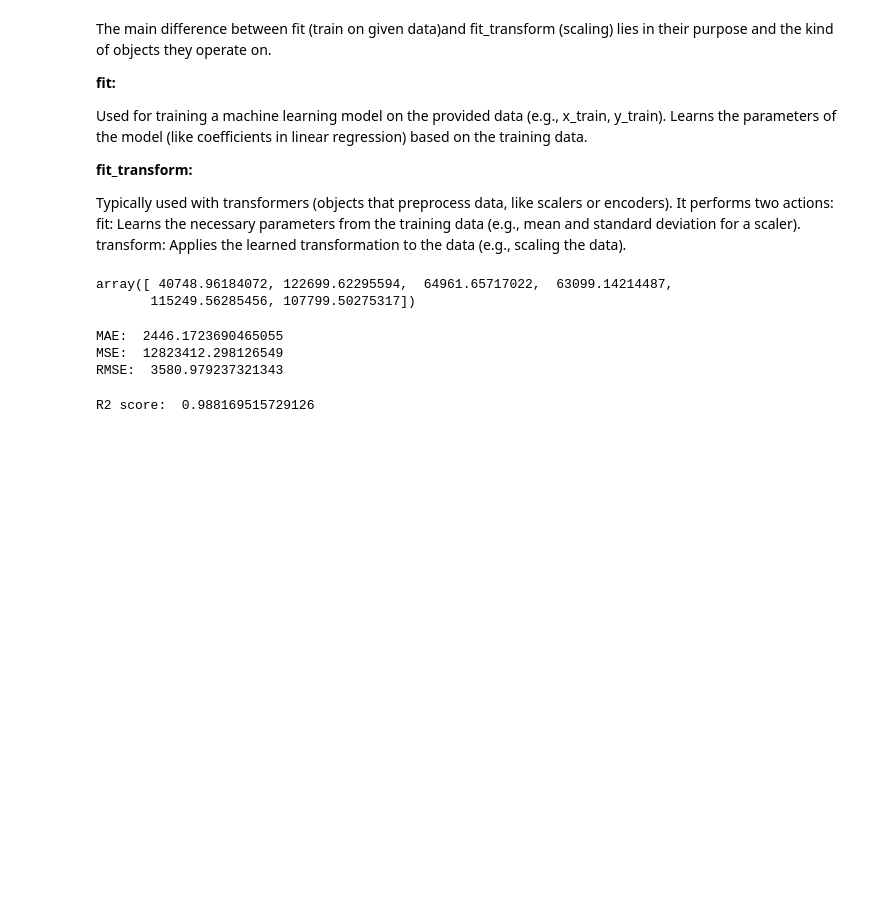
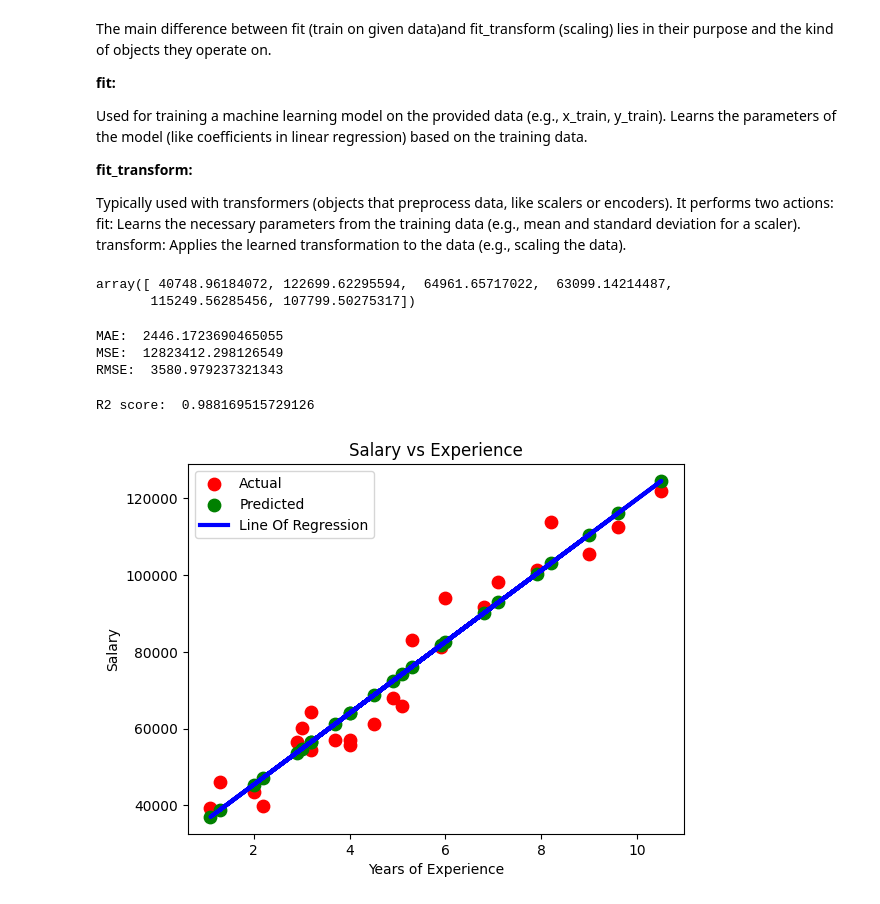
Before and after one commit to arssite/MachineLearning, a Jupyter notebook: LinearRegression_Practice.ipynb, the cells around one changed output. Drawn from its saved outputs; the diff is of its cells as text; code cells hidden in the pictures; blank space fills up the shorter version.

```diff
--- a/LinearRegression_Practice.ipynb
+++ b/LinearRegression_Practice.ipynb
@@ -175,3 +175,15 @@ RMSE:  3580.979237321343
 print('R2 score: ',metrics.r2_score(y_test,ypred))
 # %% [output]
 R2 score:  0.988169515729126
+# %%
+import matplotlib.pyplot as plt
+plt.scatter(x_train,y_train,color='red',label='Actual',s=80)
+plt.scatter(x_train,model.predict(x_train),color='green',label='Predicted',s=80)
+plt.plot(x_train,model.predict(x_train),color='blue',lw=3,label="Line Of Regression")
+plt.title('Salary vs Experience')
+plt.xlabel('Years of Experience')
+plt.ylabel('Salary')
+plt.legend()
+plt.show()
+# %% [output]
+[figure, added]
```
